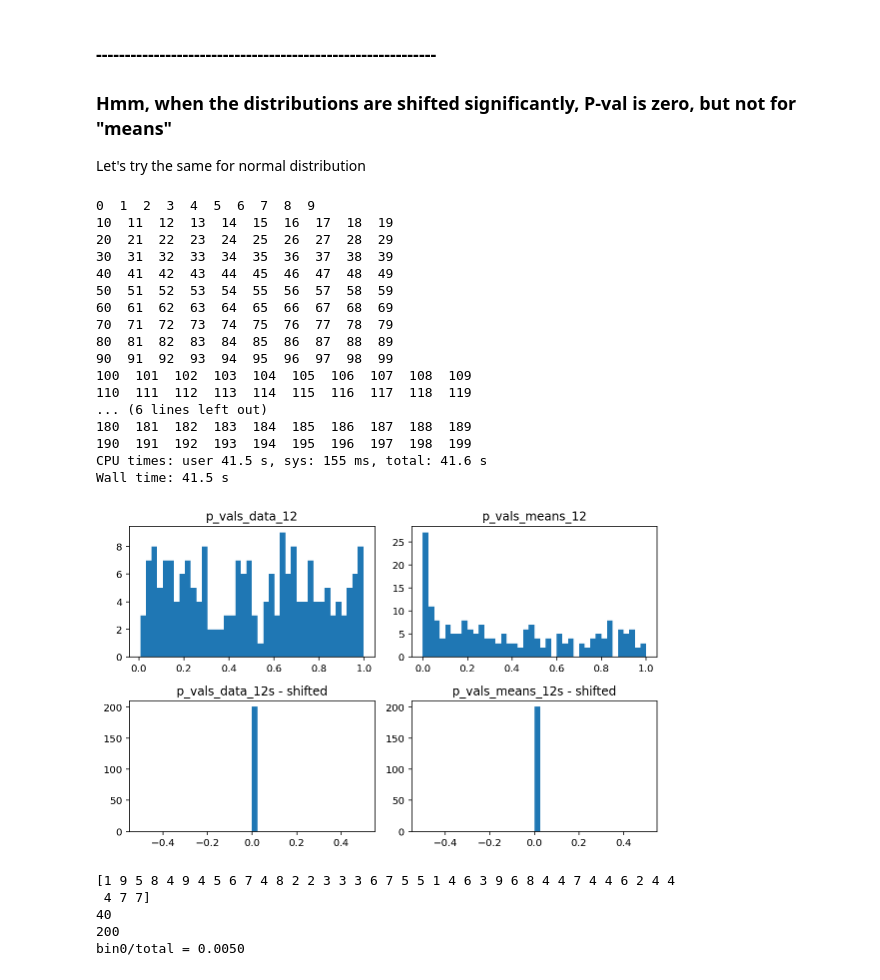
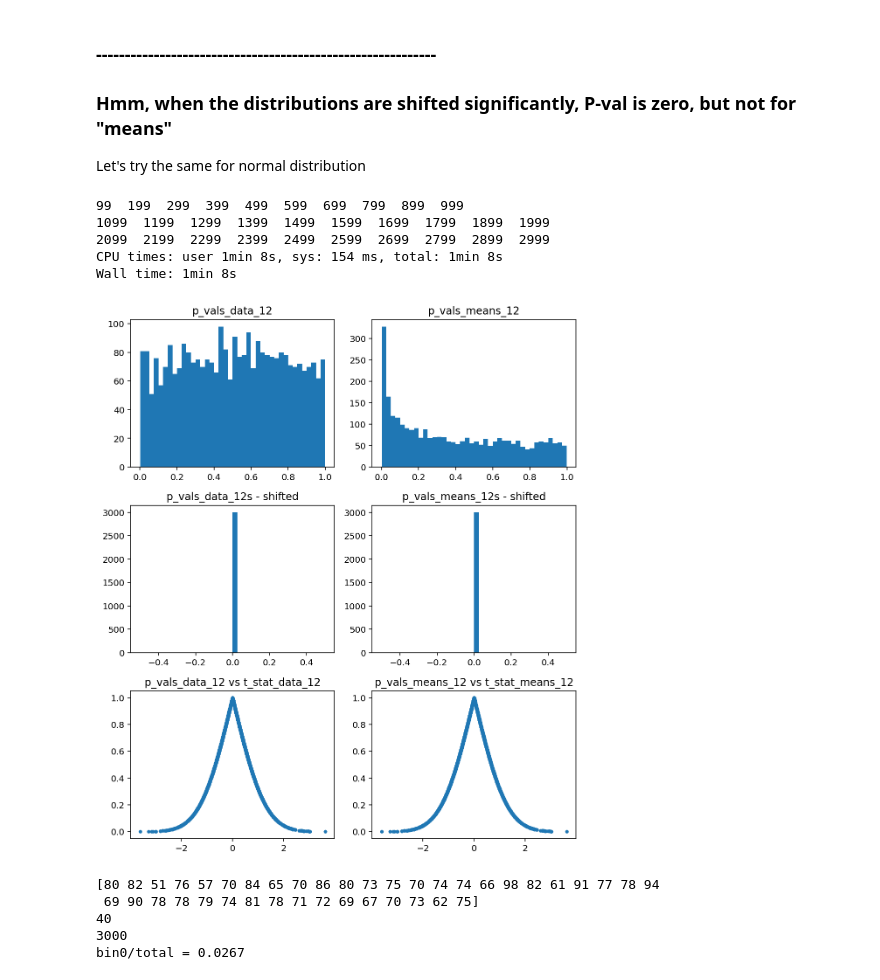
Before and after one commit to lselector/notebooks, a Jupyter notebook: Error_Estimation.ipynb, the cells around one changed output. Saved outputs shown, nothing was run; the diff lists cells and outputs as text; code cells hidden in the pictures.

Commit message:
added p-val against t-stat

```diff
--- a/Error_Estimation.ipynb
+++ b/Error_Estimation.ipynb
@@ -308,18 +308,21 @@ _ = plt.show();
 Let's try the same for normal distribution
 # %%
 %%time
-N1 = 1000
-N2 = 1000
+N1 = 200
+N2 = 200
 
 p_vals_data_12  = []
+t_stat_data_12  = []
 p_vals_data_12s = []
 
 p_vals_means_12  = []
+t_stat_means_12  = []
 p_vals_means_12s = []
 
-for ii in range(200):
-    myend = "\n" if ii % 10 == 9 else ""
-    print(ii, " ", end=myend)
+for ii in range(3000):
+    if 1 < ii and ii % 100 == 99:
+        myend = "\n" if ii % 1000 == 999 else ""
+        print(ii, " ", end=myend)
     data1 = np.random.randn(N1*N2)
     data2 = np.random.randn(N1*N2)
     data2s = 2.0 + data2
@@ -331,52 +334,49 @@ for ii in range(200):
 
     t_stat_d12, df, crit_val_d12, p_val_d12 = independent_ttest(data1, data2, alpha=alpha)
     p_vals_data_12.append(p_val_d12)
+    t_stat_data_12.append(t_stat_d12)
 
     t_stat_d12s, df, crit_val_d12s, p_val_d12s = independent_ttest(data1, data2s, alpha=alpha)
     p_vals_data_12s.append(p_val_d12s)
 
     t_stat_m12, df, crit_val_m12, p_val_m12 = independent_ttest(means1, means2, alpha=alpha)
     p_vals_means_12.append(p_val_m12)
+    t_stat_means_12.append(t_stat_m12)
 
     t_stat_m12s, df, crit_val_m12s, p_val_m12s = independent_ttest(means1, means2s, alpha=alpha)
     p_vals_means_12s.append(p_val_m12s)
 # %% [output]
-0  1  2  3  4  5  6  7  8  9
-10  11  12  13  14  15  16  17  18  19
-20  21  22  23  24  25  26  27  28  29
-30  31  32  33  34  35  36  37  38  39
-40  41  42  43  44  45  46  47  48  49
-50  51  52  53  54  55  56  57  58  59
-60  61  62  63  64  65  66  67  68  69
-70  71  72  73  74  75  76  77  78  79
-80  81  82  83  84  85  86  87  88  89
-90  91  92  93  94  95  96  97  98  99
-100  101  102  103  104  105  106  107  108  109
-110  111  112  113  114  115  116  117  118  119
-... (6 lines left out)
-180  181  182  183  184  185  186  187  188  189
-190  191  192  193  194  195  196  197  198  199
-CPU times: user 41.5 s, sys: 155 ms, total: 41.6 s
-Wall time: 41.5 s
+99  199  299  399  499  599  699  799  899  999
+1099  1199  1299  1399  1499  1599  1699  1799  1899  1999
+2099  2199  2299  2399  2499  2599  2699  2799  2899  2999
+CPU times: user 1min 8s, sys: 154 ms, total: 1min 8s
+Wall time: 1min 8s
 # %%
-plt.rcParams["figure.figsize"] = (8, 5) # (width, height)
-fig, axes = plt.subplots(nrows=2, ncols=2)
-ax0, ax1, ax2, ax3 = axes.flatten()
+plt.rcParams["figure.figsize"] = (8, 9) # (width, height)
+fig, axes = plt.subplots(nrows=3, ncols=2)
+ax0, ax1, ax2, ax3, ax4, ax5 = axes.flatten()
 _ = ax0.hist(p_vals_data_12,bins=40)
 _ = ax0.set_title('p_vals_data_12')
 
 _ = ax1.hist(p_vals_means_12,bins=40)
 _ = ax1.set_title('p_vals_means_12')
 
 _ = ax2.hist(p_vals_data_12s,bins=40)
 _ = ax2.set_title('p_vals_data_12s - shifted')
 
 _ = ax3.hist(p_vals_means_12s,bins=40)
 _ = ax3.set_title('p_vals_means_12s - shifted')
+
+_ = ax4.scatter(t_stat_data_12, p_vals_data_12, marker='.')
+_ = ax4.set_title('p_vals_data_12 vs t_stat_data_12')
+
+_ = ax5.scatter(t_stat_data_12, p_vals_data_12, marker='.')
+_ = ax5.set_title('p_vals_means_12 vs t_stat_means_12')
+
 _ = fig.tight_layout()
 _ = plt.show();
 # %% [output]
-[figure, old version]
+[figure, new version]
 # %%
 myhist = np.histogram(p_vals_data_12, bins=40, range=(0.0, 1.0))[0]
 print(myhist)
@@ -384,8 +384,8 @@ mylen = len(myhist); print(mylen)
 mysum = sum(myhist); print(mysum)
 print(f"bin0/total = {(myhist[0]/mysum):.4f}")
 # %% [output]
-[1 9 5 8 4 9 4 5 6 7 4 8 2 2 3 3 3 6 7 5 5 1 4 6 3 9 6 8 4 4 7 4 4 6 2 4 4
- 4 7 7]
+[80 82 51 76 57 70 84 65 70 86 80 73 75 70 74 74 66 98 82 61 91 77 78 94
+ 69 90 78 78 79 74 81 78 71 72 69 67 70 73 62 75]
 40
-200
-bin0/total = 0.0050
+3000
+bin0/total = 0.0267
```
Also changed, not shown: parts of 7 cells of this notebook.
